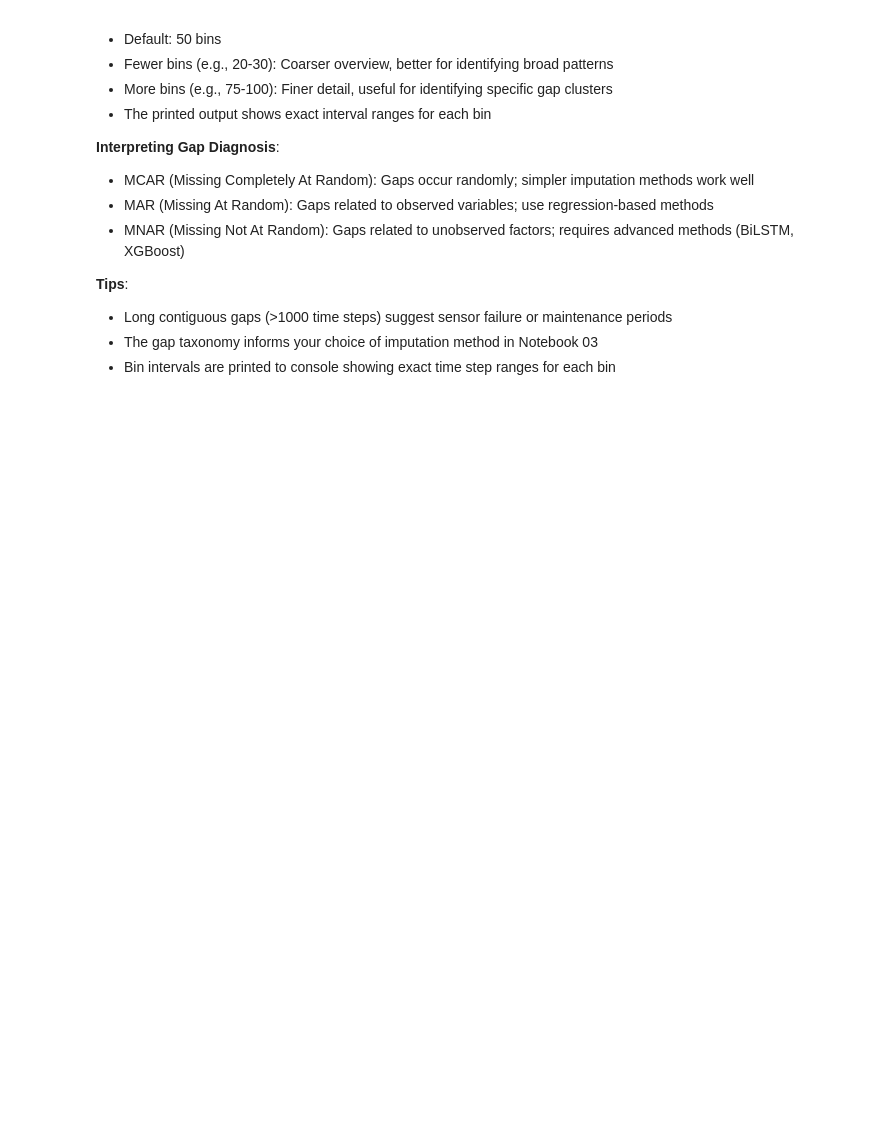
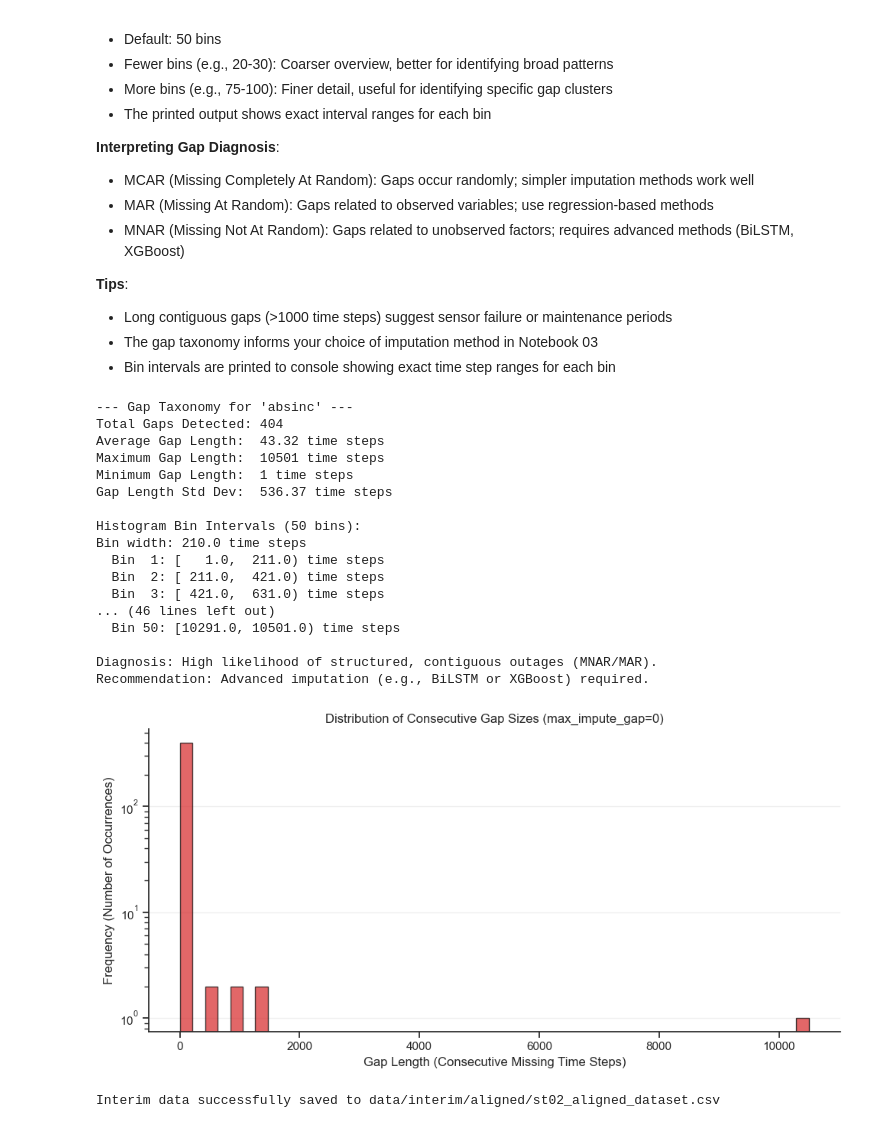
Before and after one commit to eugeniomoreira-iaud/heritageshm, a Jupyter notebook: 01_Data_Quality_and_Gaps.ipynb, the cells around one changed output. Drawn from its saved outputs; the diff is of its cells as text; code cells hidden in the pictures; blank space fills up the shorter version.

```diff
--- a/01_Data_Quality_and_Gaps.ipynb
+++ b/01_Data_Quality_and_Gaps.ipynb
@@ -202,14 +205,3 @@ Final aligned dataset contains 57278 rows.
 # %% [markdown]
 ## Step 4 · Gap Characterization and Final Save
 Diagnose the gaps, then save the unified dataset for analysis.
-# %%
-TARGET_COL = 'absinc'  # The main signal to check for gaps
-HISTOGRAM_BINS = 50  # Number of bins for gap length distribution
-
-
-try:
-    df_aligned, gap_stats, gap_lengths = characterize_gaps(df_aligned, target_col=TARGET_COL, max_impute_gap=5, histogram_bins=HISTOGRAM_BINS)
-except Exception as e:
-    print(f"Gap characterization skipped or failed: {e}")
-OUTPUT_PATH = f'data/interim/aligned/{TARGET_STATION}_aligned_dataset.csv'
-save_interim_data(df_aligned, OUTPUT_PATH)
@@ -258,0 +238,31 @@ list(df_aligned)
+# %%
+TARGET_COL = 'absinc'  # The main signal to check for gaps
+HISTOGRAM_BINS = 50  # Number of bins for gap length distribution
+
+
+try:
+    df_aligned, gap_stats, gap_lengths = characterize_gaps(df_aligned, target_col=TARGET_COL, max_impute_gap=0, histogram_bins=HISTOGRAM_BINS)
+except Exception as e:
+    print(f"Gap characterization skipped or failed: {e}")
+OUTPUT_PATH = f'data/interim/aligned/{TARGET_STATION}_aligned_dataset.csv'
+save_interim_data(df_aligned, OUTPUT_PATH)
+# %% [output]
+--- Gap Taxonomy for 'absinc' ---
+Total Gaps Detected: 404
+Average Gap Length:  43.32 time steps
+Maximum Gap Length:  10501 time steps
+Minimum Gap Length:  1 time steps
+Gap Length Std Dev:  536.37 time steps
+
+Histogram Bin Intervals (50 bins):
+Bin width: 210.0 time steps
+  Bin  1: [   1.0,  211.0) time steps
+  Bin  2: [ 211.0,  421.0) time steps
+  Bin  3: [ 421.0,  631.0) time steps
+... (46 lines left out)
+  Bin 50: [10291.0, 10501.0) time steps
+
+Diagnosis: High likelihood of structured, contiguous outages (MNAR/MAR).
+Recommendation: Advanced imputation (e.g., BiLSTM or XGBoost) required.
+[figure, new version]
+Interim data successfully saved to data/interim/aligned/st02_aligned_dataset.csv
```
Also changed, not shown: parts of 3 cells of this notebook, 5 other files.
